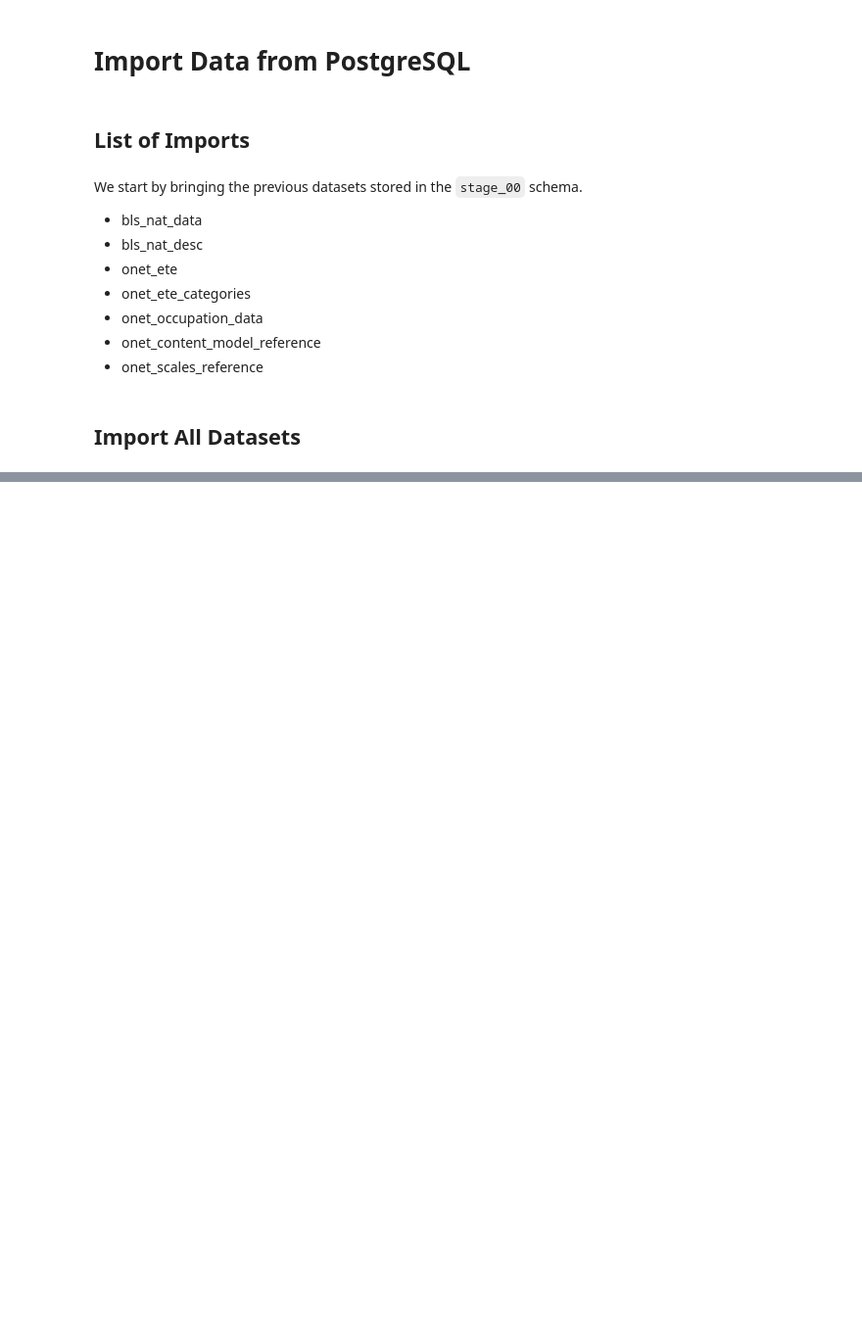
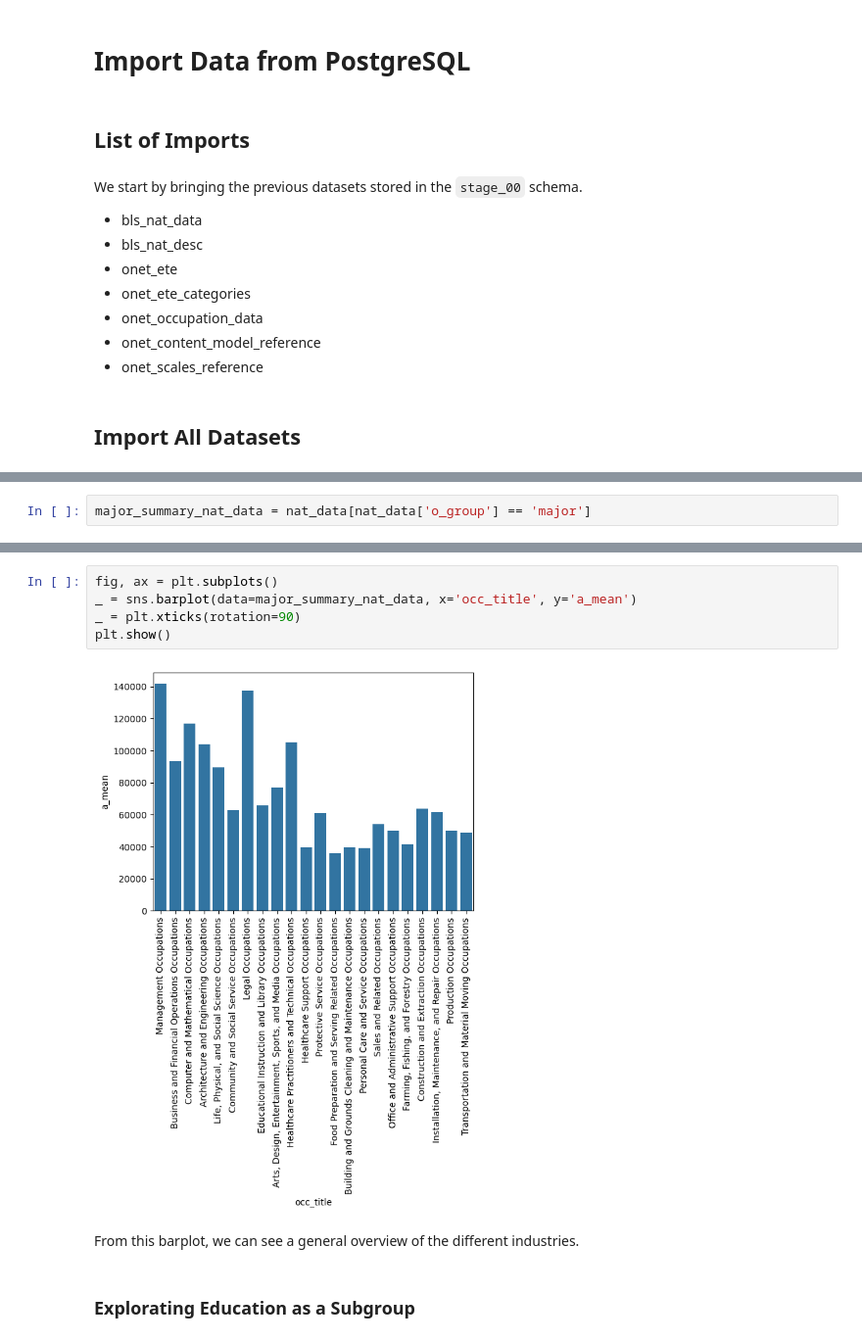
Before and after one commit to blue-santa/comparing-training-req-to-salary-exp, a Jupyter notebook: notebooks/03-exploratory-data-analysis/02-00-eda-train-reward-compare.ipynb, the cells around one changed output, grey strips where cells are left out. Shown at 98% size. Saved outputs shown, nothing was run; the diff lists cells and outputs as text; blank space fills up the shorter version.

```diff
--- a/notebooks/03-exploratory-data-analysis/02-00-eda-train-reward-compare.ipynb
+++ b/notebooks/03-exploratory-data-analysis/02-00-eda-train-reward-compare.ipynb
@@ -116,0 +253,2 @@ with engine.connect() as conn:
+# %%
+major_summary_nat_data = nat_data[nat_data['o_group'] == 'major']
@@ -116,0 +313,11 @@ with engine.connect() as conn:
+# %%
+fig, ax = plt.subplots()
+_ = sns.barplot(data=major_summary_nat_data, x='occ_title', y='a_mean')
+_ = plt.xticks(rotation=90)
+plt.show()
+# %% [output]
+[figure, added]
+# %% [markdown]
+From this barplot, we can see a general overview of the different industries.
+# %% [markdown]
+### Explorating Education as a Subgroup
```
Also changed, not shown: parts of 80 cells of this notebook.
